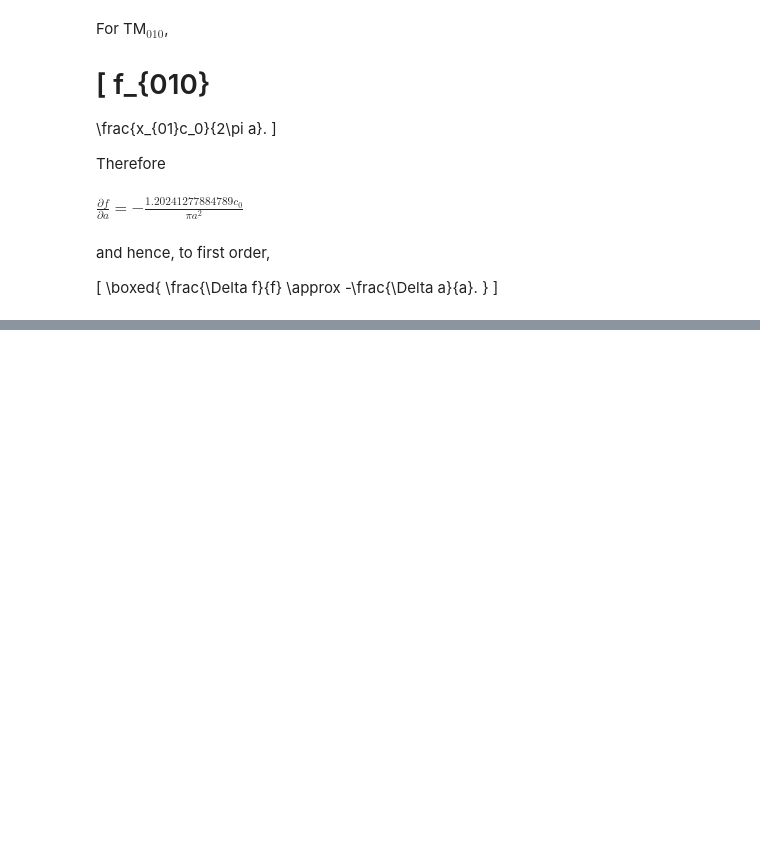
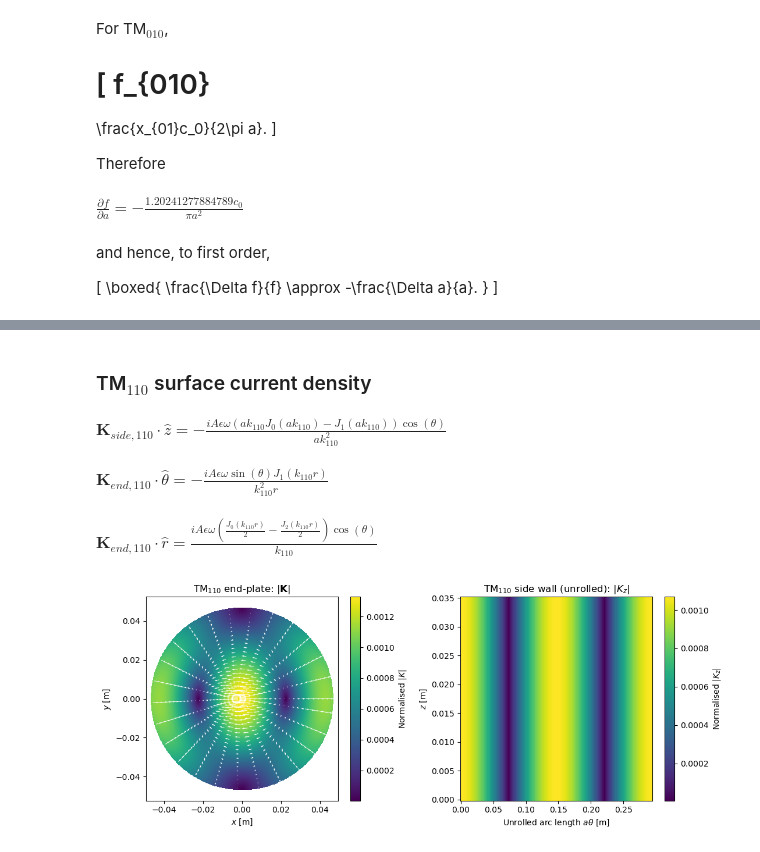
Before and after one commit to Deus-Ex-Machina2/PlasticToPower_EEE4022ProjectRepo, a Jupyter notebook: CPM_params_code.ipynb, the cells around one changed output, grey strips where cells are left out. Saved outputs shown, nothing was run; the diff lists cells and outputs as text; code cells hidden in the pictures; blank space fills up the shorter version.

```diff
--- a/CPM_params_code.ipynb
+++ b/CPM_params_code.ipynb
@@ -1859,0 +1945,73 @@ TM210 unloaded Q ≈ 26532.9
+# %%
+# ============================================================
+# TM110 SURFACE CURRENT DENSITY
+# ============================================================
+#
+# Side wall (r = a), n_hat = r_hat:
+#   K_side = Hth z_hat   (Hr = 0 at r = a, by the J1(k110 a) = 0
+#   boundary condition, so only Htheta contributes)
+#
+# End plate (z = c), n_hat = z_hat:
+#   K_end = Hr th_hat - Hth r_hat
+# ============================================================
+
+K_side_110 = sp.simplify(Hth_110.subs(r, a))
+K_end_110 = sp.Matrix([Hr_110, -Hth_110])  # [theta_hat, r_hat] components
+
+display(Markdown("### TM$_{110}$ surface current density"))
+
+show_equation(sp.Eq(sp.Symbol(r'\mathbf{K}_{side,110}\cdot\hat{z}'), K_side_110))
+show_equation(sp.Eq(sp.Symbol(r'\mathbf{K}_{end,110}\cdot\hat{\theta}'), Hr_110))
+show_equation(sp.Eq(sp.Symbol(r'\mathbf{K}_{end,110}\cdot\hat{r}'), -Hth_110))
+
+# Numeric field arrays (reuse R, THETA from the TM110 field-plot cell above)
+Hr110_current = (
+    (omega110_num * eps_num / k110_num**2) * jv(1, k110_num * R) / R * np.sin(THETA)
+)
+Hth110_current = (
+    (omega110_num * eps_num / k110_num) * jvp(1, k110_num * R) * np.cos(THETA)
+)
+
+Kr_end110 = -Hth110_current
+Kth_end110 = Hr110_current
+Kx_end110 = Kr_end110*np.cos(THETA) - Kth_end110*np.sin(THETA)
+Ky_end110 = Kr_end110*np.sin(THETA) + Kth_end110*np.cos(THETA)
+Kmag_end110 = np.sqrt(Hr110_current**2 + Hth110_current**2)
+
+theta_line = np.linspace(0, 2*np.pi, 300)
+z_line = np.linspace(0, c_cyl, 100)
+TH_wall, Z_wall = np.meshgrid(theta_line, z_line)
+Hth110_wall = (omega110_num * eps_num / k110_num) * jvp(1, k110_num * a_cyl) * np.cos(theta_line)
+Kz_side110 = np.tile(Hth110_wall, (len(z_line), 1))
+
+fig, axs = plt.subplots(1, 2, figsize=(11, 4.5))
+
+X_end = R * np.cos(THETA)
+Y_end = R * np.sin(THETA)
+pc = axs[0].pcolormesh(X_end, Y_end, Kmag_end110, shading='auto', cmap='viridis')
+step = 14
+axs[0].quiver(
+    X_end[::step, ::step], Y_end[::step, ::step],
+    Kx_end110[::step, ::step], Ky_end110[::step, ::step],
+    color='white'
+)
+axs[0].set_xlabel('$x$ [m]')
+axs[0].set_ylabel('$y$ [m]')
+axs[0].set_title(r'TM$_{110}$ end-plate: $|\mathbf{K}|$')
+axs[0].axis('equal')
+plt.colorbar(pc, ax=axs[0], label='Normalised $|K|$')
+
+pc2 = axs[1].pcolormesh(a_cyl*TH_wall, Z_wall, np.abs(Kz_side110), shading='auto', cmap='viridis')
+axs[1].set_xlabel(r'Unrolled arc length $a\theta$ [m]')
+axs[1].set_ylabel('$z$ [m]')
+axs[1].set_title(r'TM$_{110}$ side wall (unrolled): $|K_z|$')
+plt.colorbar(pc2, ax=axs[1], label='Normalised $|K_z|$')
+
+plt.tight_layout()
+plt.show()
+# %% [output]
+### TM$_{110}$ surface current density
+$\displaystyle \mathbf{K}_{side,110}\cdot\hat{z} = - \frac{i A \epsilon \omega \left(a k_{110} J_{0}\left(a k_{110}\right) - J_{1}\left(a k_{110}\right)\right) \cos{\left(\theta \right)}}{a k_{110}^{2}}$
+$\displaystyle \mathbf{K}_{end,110}\cdot\hat{\theta} = - \frac{i A \epsilon \omega \sin{\left(\theta \right)} J_{1}\left(k_{110} r\right)}{k_{110}^{2} r}$
+$\displaystyle \mathbf{K}_{end,110}\cdot\hat{r} = \frac{i A \epsilon \omega \left(\frac{J_{0}\left(k_{110} r\right)}{2} - \frac{J_{2}\left(k_{110} r\right)}{2}\right) \cos{\left(\theta \right)}}{k_{110}}$
+[figure, added]
```
Also changed, not shown: parts of 23 cells of this notebook.
